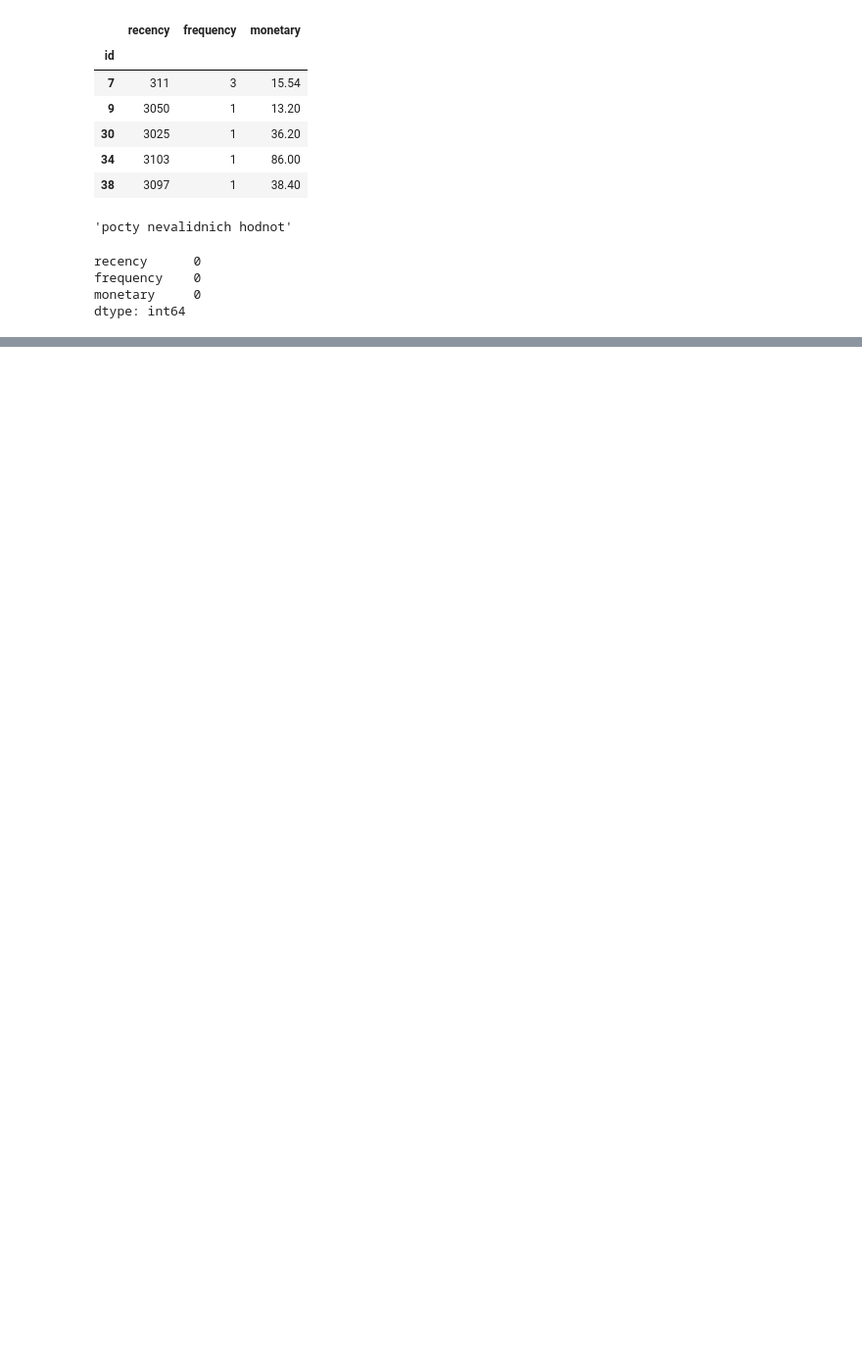
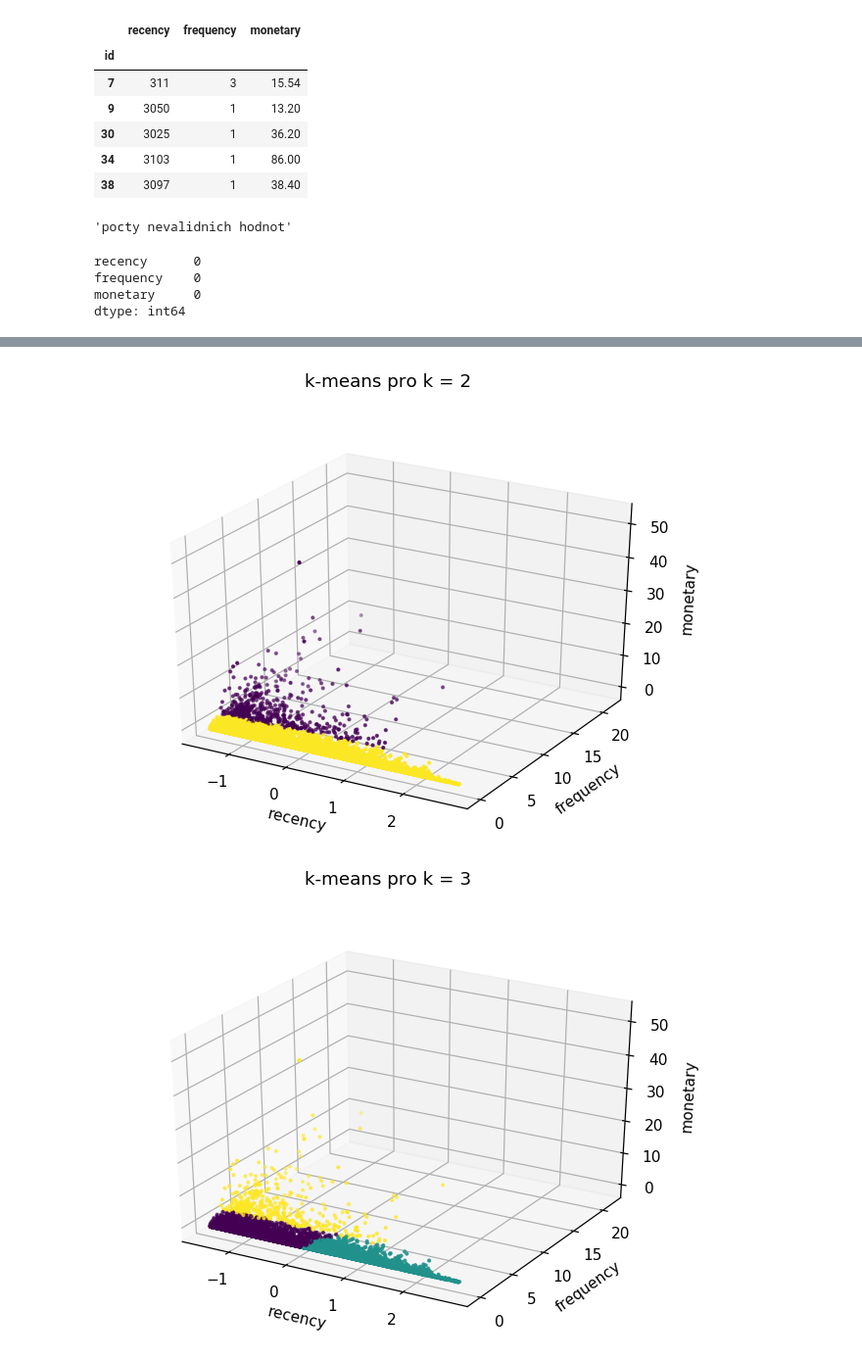
Before and after one commit to viluon/vzd-2019, a Jupyter notebook: 03/homework_03_B191.ipynb, the cells around one changed output, grey strips where cells are left out. Shown at 98% size. Cells and saved outputs as stored; diff of their text form; code cells hidden in the pictures; blank space fills up the shorter version.

```diff
--- a/03/homework_03_B191.ipynb
+++ b/03/homework_03_B191.ipynb
@@ -151,0 +155,7 @@ scaled_predictions = plot_kmeans(srfm)
+# %%
+ss = StandardScaler()
+srfm = pd.DataFrame(ss.fit_transform(rfm), columns = ["recency", "frequency", "monetary"])
+scaled_predictions = plot_kmeans(srfm)
+# %% [output]
+[figure, added]
+[figure, added]
```
Also changed, not shown: parts of 23 cells of this notebook.
